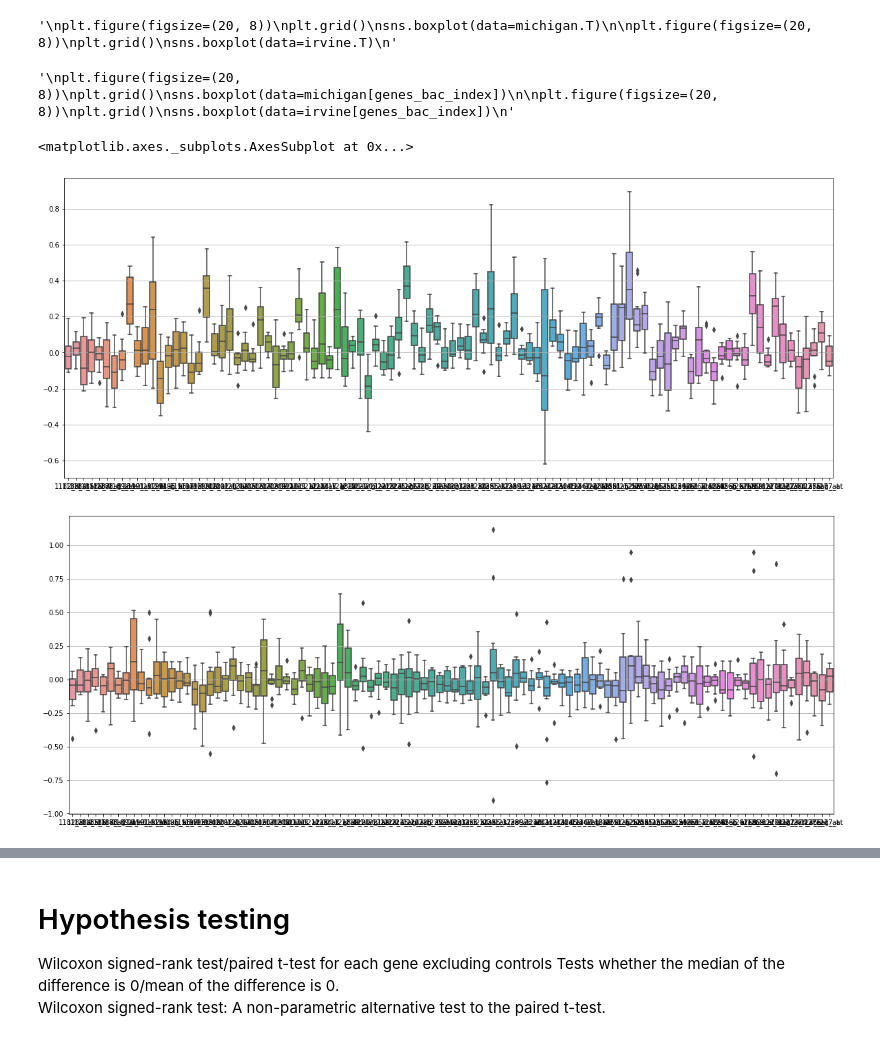
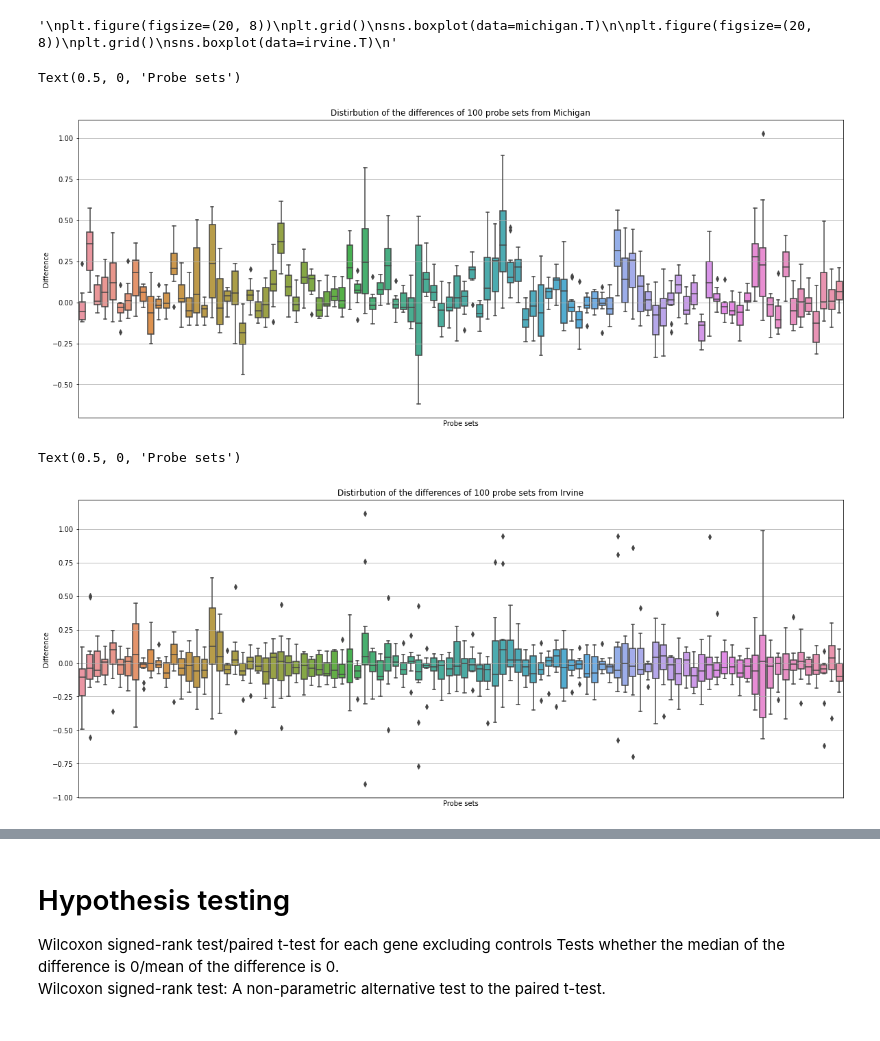
Before and after one commit to unique-subedi/604-gene-expression, a Jupyter notebook: Ahn_gene_expression_master.ipynb, the cells around one changed output, grey strips where cells are left out. Cells and saved outputs as stored; diff of their text form; code cells hidden in the pictures.

```diff
--- a/Ahn_gene_expression_master.ipynb
+++ b/Ahn_gene_expression_master.ipynb
@@ -84,35 +83,26 @@ sns.boxplot(data=irvine.T)
 '''
 # %% [output]
 '\nplt.figure(figsize=(20, 8))\nplt.grid()\nsns.boxplot(data=michigan.T)\n\nplt.figure(figsize=(20, 8))\nplt.grid()\nsns.boxplot(data=irvine.T)\n'
-# %%
-# Plot bacterial controls:
-'''
-Michigan: has lower expression than Irvine with higher standard deviation
-Irvine: 02_d_I_m_2.CEL and 06_d_I_m_2.CEL(3, 11) generally have higher gene expression
-We might want to adjust microarray-wise first and then do lab-wise adjustment
-'''
-
-'''
-plt.figure(figsize=(20, 8))
-plt.grid()
-sns.boxplot(data=michigan[genes_bac_index])
-
-plt.figure(figsize=(20, 8))
-plt.grid()
-sns.boxplot(data=irvine[genes_bac_index])
-'''
-# %% [output]
-'\nplt.figure(figsize=(20, 8))\nplt.grid()\nsns.boxplot(data=michigan[genes_bac_index])\n\nplt.figure(figsize=(20, 8))\nplt.grid()\nsns.boxplot(data=irvine[genes_bac_index])\n'
 # %%
 # Plot human genes
 plt.figure(figsize=(20, 8))
 plt.grid()
 sns.boxplot(data=michigan_diff.iloc[:, 200:300])
-
-plt.figure(figsize=(20, 8))
-plt.grid()
-sns.boxplot(data=irvine_diff.iloc[:, 200:300])
+plt.title('Distirbution of the differences of 100 probe sets from Michigan')
+plt.tick_params(labelbottom=False, bottom = False)
+plt.ylabel('Difference')
+plt.xlabel('Probe sets')
 # %% [output]
-<matplotlib.axes._subplots.AxesSubplot at 0x...>
+Text(0.5, 0, 'Probe sets')
-[figure, old version]
+[figure, new version]
-[figure, removed]
+# %%
+plt.figure(figsize=(20, 8))
+plt.grid()
+sns.boxplot(data=irvine_diff.iloc[:, 200:300])
+plt.title('Distirbution of the differences of 100 probe sets from Irvine')
+plt.tick_params(labelbottom = False, bottom=False)
+plt.ylabel('Difference')
+plt.xlabel('Probe sets')
+# %% [output]
+Text(0.5, 0, 'Probe sets')
+[figure, added]
```
Also changed, not shown: parts of 20 cells of this notebook.
